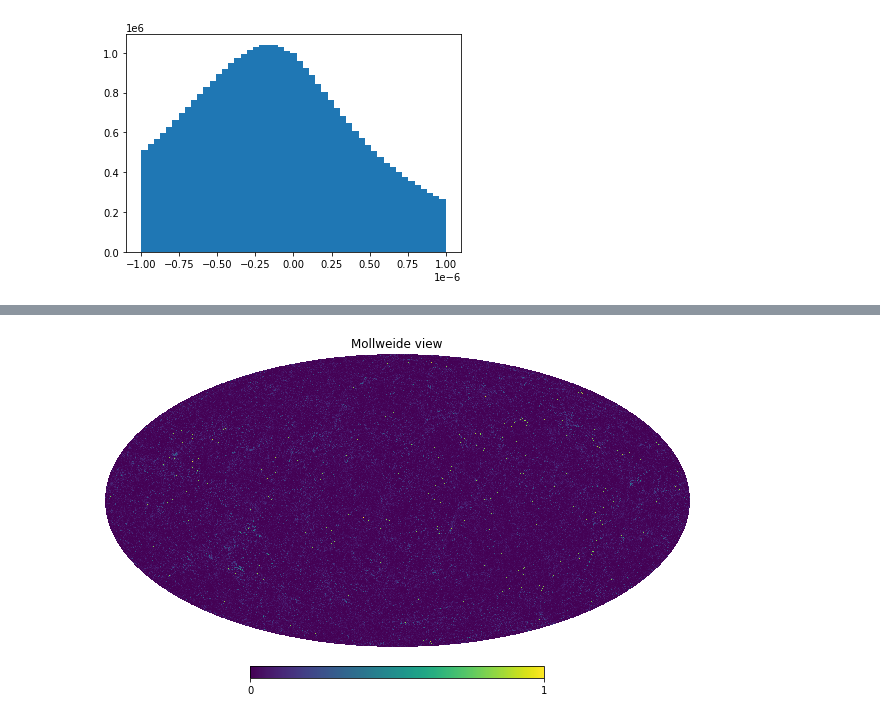
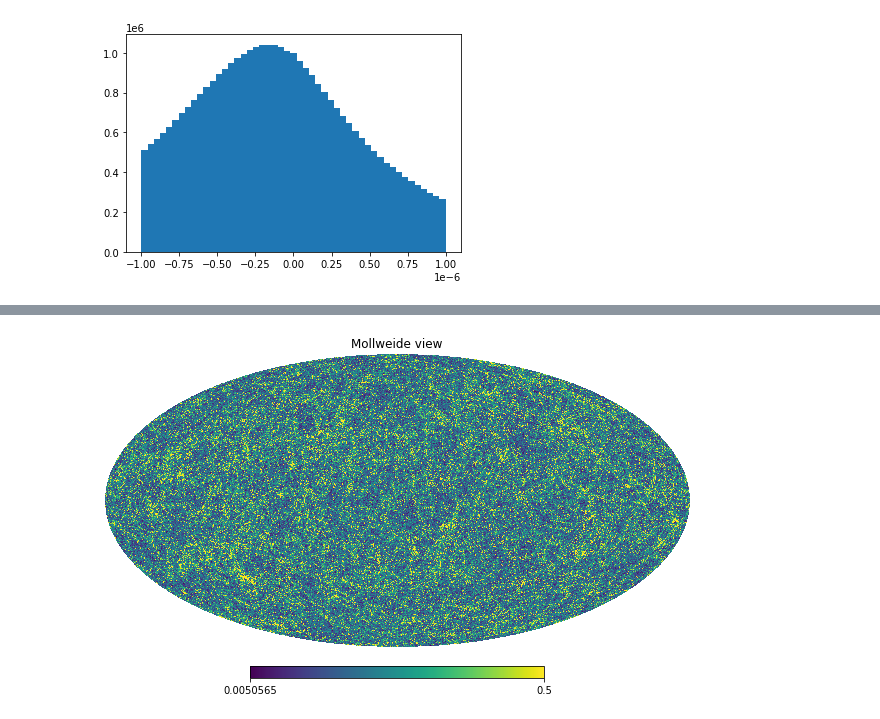
Before and after one commit to wurdahl/kSZfromPC, a Jupyter notebook: Opening-FITS.ipynb, the cells around one changed output, grey strips where cells are left out. Drawn from its saved outputs; the diff is of its cells as text; code cells hidden in the pictures.

```diff
--- a/Opening-FITS.ipynb
+++ b/Opening-FITS.ipynb
@@ -34,5 +48,7 @@ plt.loglog(pskSZ);
 # %%
-convergence = hp.read_map("MAPS/convergence_NS_2048_R_512_P_768_DV_16.fits")
-hp.mollview(convergence,xsize=3200,max=1)
+convergenceDV8 = hp.read_map("MAPS/convergence_NS_1024_R_1024_P_1024_DV_8.fits")
+convergenceDV16 = hp.read_map("MAPS/convergence_NS_1024_R_1024_P_1024_DV_16.fits")
+convergenceDV32 = hp.read_map("MAPS/convergence_NS_1024_R_1024_P_1024_DV_32.fits")
+hp.mollview(convergenceDV32,xsize=3200,max=.5)
 # %% [output]
-[figure, old version]
+[figure, new version]
```
Also changed, not shown: parts of 16 cells of this notebook.
